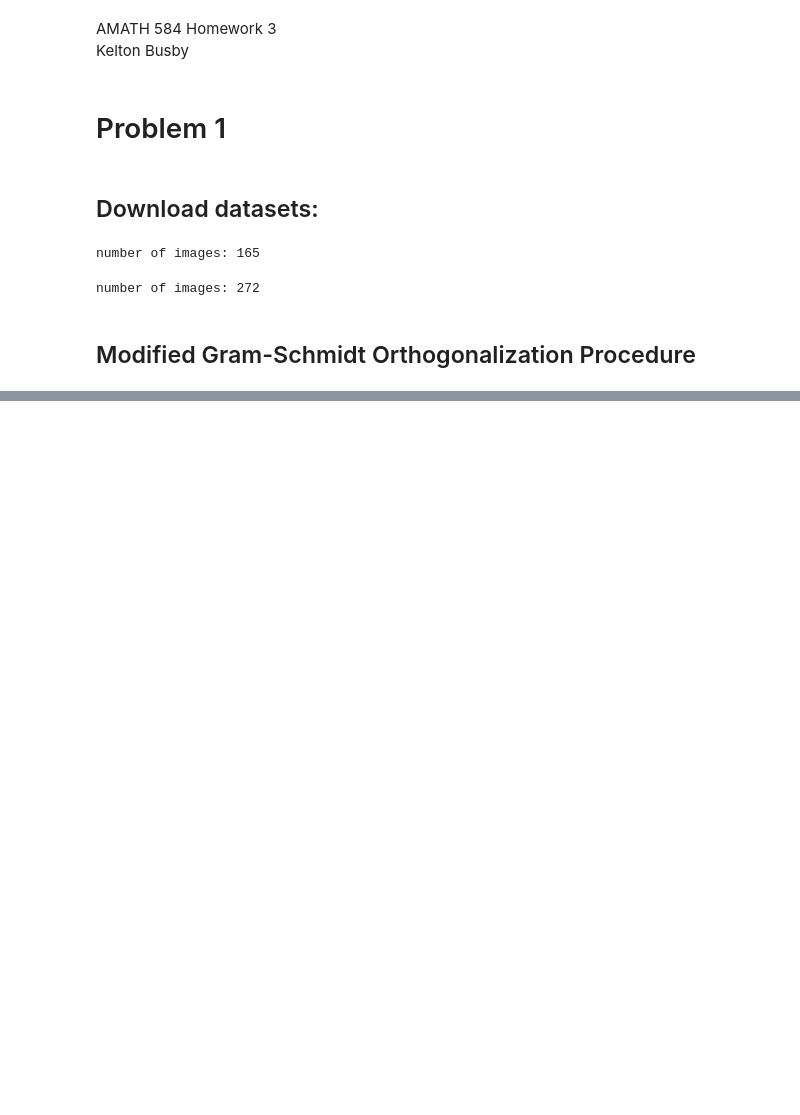
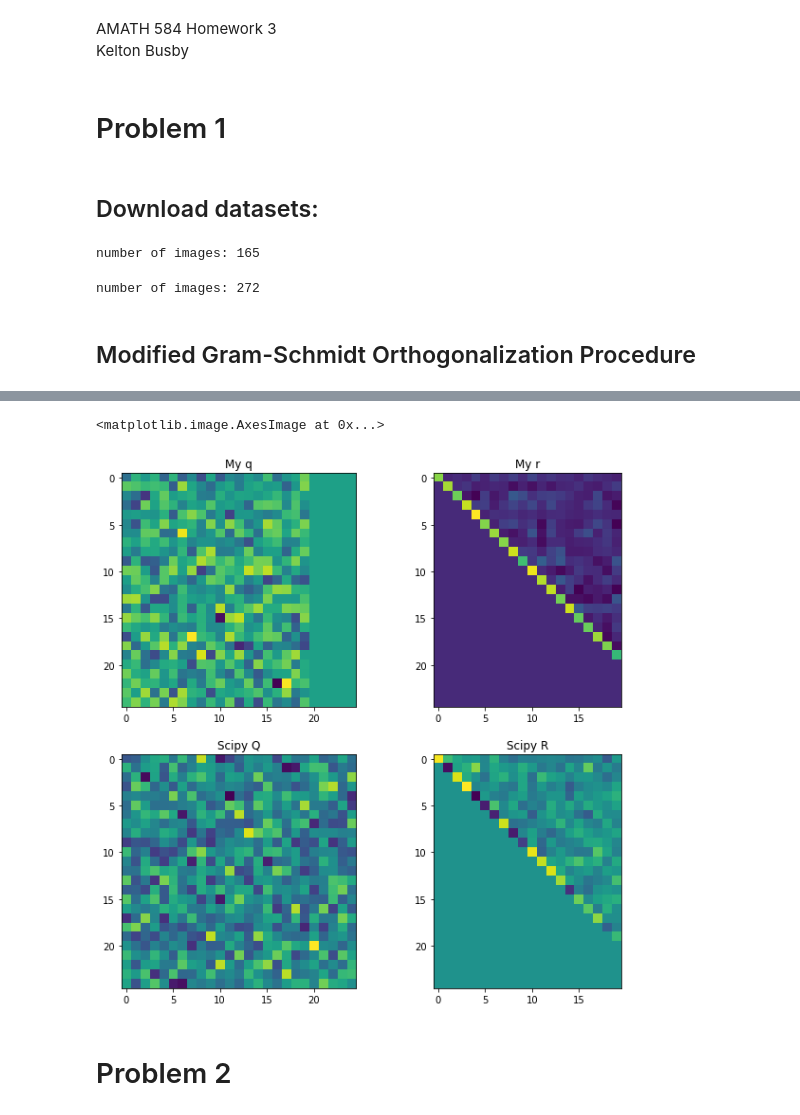
Before and after one commit to busbykt/AMATH584, a Jupyter notebook: Homework/hw3/hw3.ipynb, the cells around one changed output, grey strips where cells are left out. Saved outputs shown, nothing was run; the diff lists cells and outputs as text; code cells hidden in the pictures; blank space fills up the shorter version.

```diff
--- a/Homework/hw3/hw3.ipynb
+++ b/Homework/hw3/hw3.ipynb
@@ -154,0 +216,19 @@ spl.qr(A)
+# %%
+plt.figure(figsize=[10,10])
+plt.subplot(2,2,1)
+plt.title('My q')
+plt.imshow(q)
+plt.subplot(2,2,2)
+plt.title('My r')
+plt.imshow(r)
+plt.subplot(2,2,3)
+plt.title('Scipy Q')
+plt.imshow(Q)
+plt.subplot(2,2,4)
+plt.title('Scipy R')
+plt.imshow(R)
+# %% [output]
+<matplotlib.image.AxesImage at 0x...>
+[figure, added]
+# %% [markdown]
+# Problem 2
```
Also changed, not shown: parts of 31 cells of this notebook, 9 other files.
